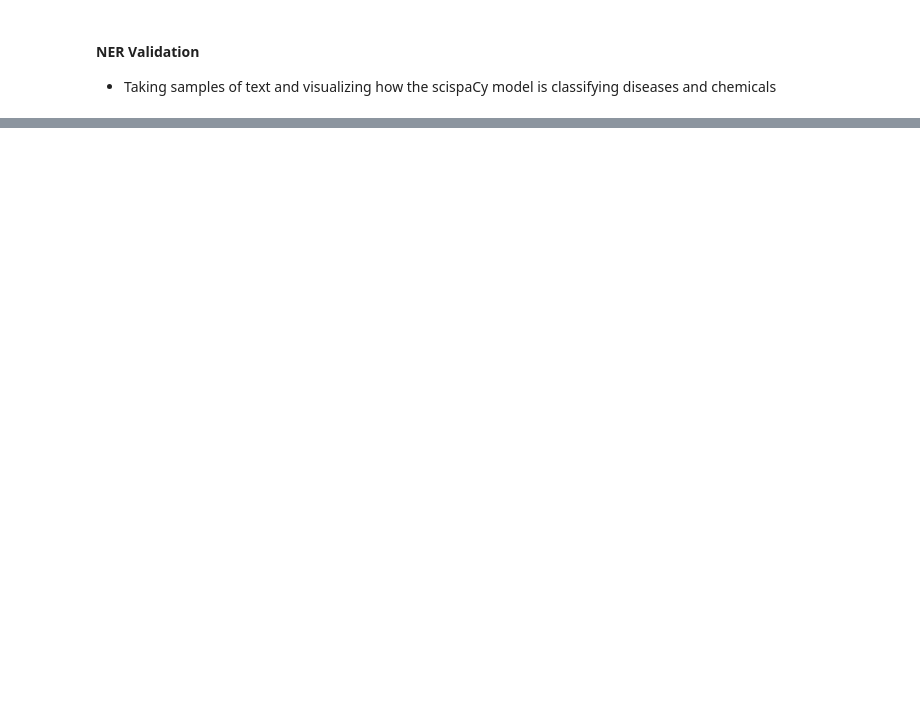
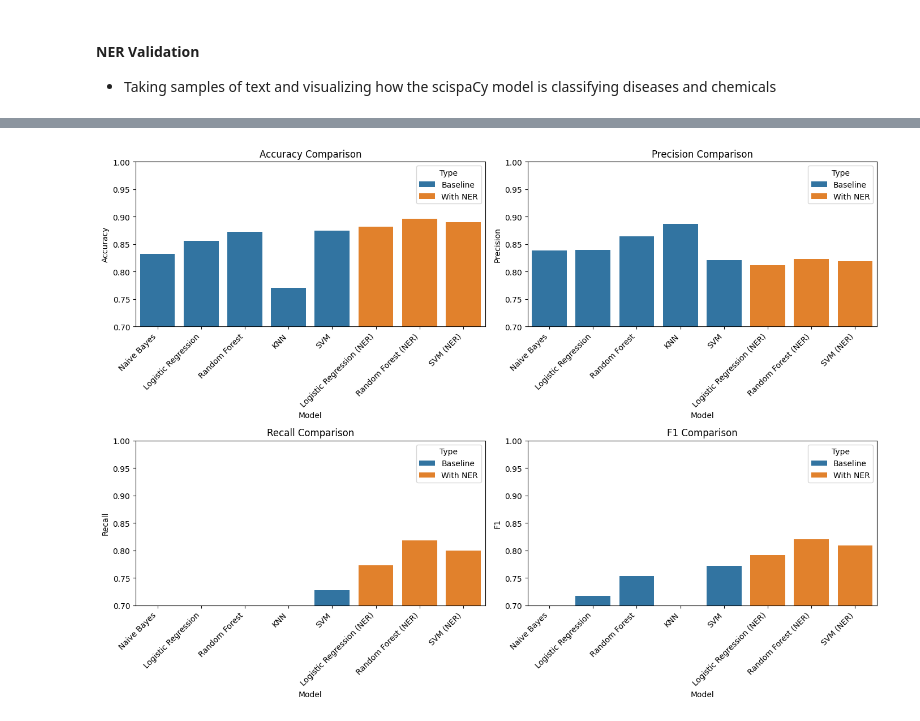
Before and after one commit to lucas-penney/pharmacovigilance_text_analytics, a Jupyter notebook: pharmacovigilance.ipynb, the cells around one changed output, grey strips where cells are left out. Cells and saved outputs as stored; diff of their text form; code cells hidden in the pictures; blank space fills up the shorter version.

Commit message:
Added Faye's modelling work in  main notebook

```diff
--- a/pharmacovigilance.ipynb
+++ b/pharmacovigilance.ipynb
@@ -191,0 +414,40 @@ Further research should be done to define the role of combination antidepressant
+# %%
+# Compare baseline vs NER-enhanced models
+comparison_data = []
+for name, results in baseline_results.items():
+    comparison_data.append({
+        'Model': name,
+        'Accuracy': results['accuracy'],
+        'Precision': results['precision'],
+        'Recall': results['recall'],
+        'F1': results['f1'],
+        'Type': 'Baseline'
+    })
+
+for name, results in combined_results.items():
+    comparison_data.append({
+        'Model': name,
+        'Accuracy': results['accuracy'],
+        'Precision': results['precision'],
+        'Recall': results['recall'],
+        'F1': results['f1'],
+        'Type': 'With NER'
+    })
+
+comparison_df = pd.DataFrame(comparison_data)
+
+# Visualize comparison
+fig, axes = plt.subplots(2, 2, figsize=(14, 10))
+metrics = ['Accuracy', 'Precision', 'Recall', 'F1']
+
+for idx, metric in enumerate(metrics):
+    ax = axes[idx // 2, idx % 2]
+    sns.barplot(data=comparison_df, x='Model', y=metric, hue='Type', ax=ax)
+    ax.set_title(f'{metric} Comparison')
+    ax.set_xticklabels(ax.get_xticklabels(), rotation=45, ha='right')
+    ax.set_ylim(0.7, 1.0)
+
+plt.tight_layout()
+plt.show()
+# %% [output]
+[figure, added]
```
Also changed, not shown: parts of 14 cells of this notebook, 1 other file.
